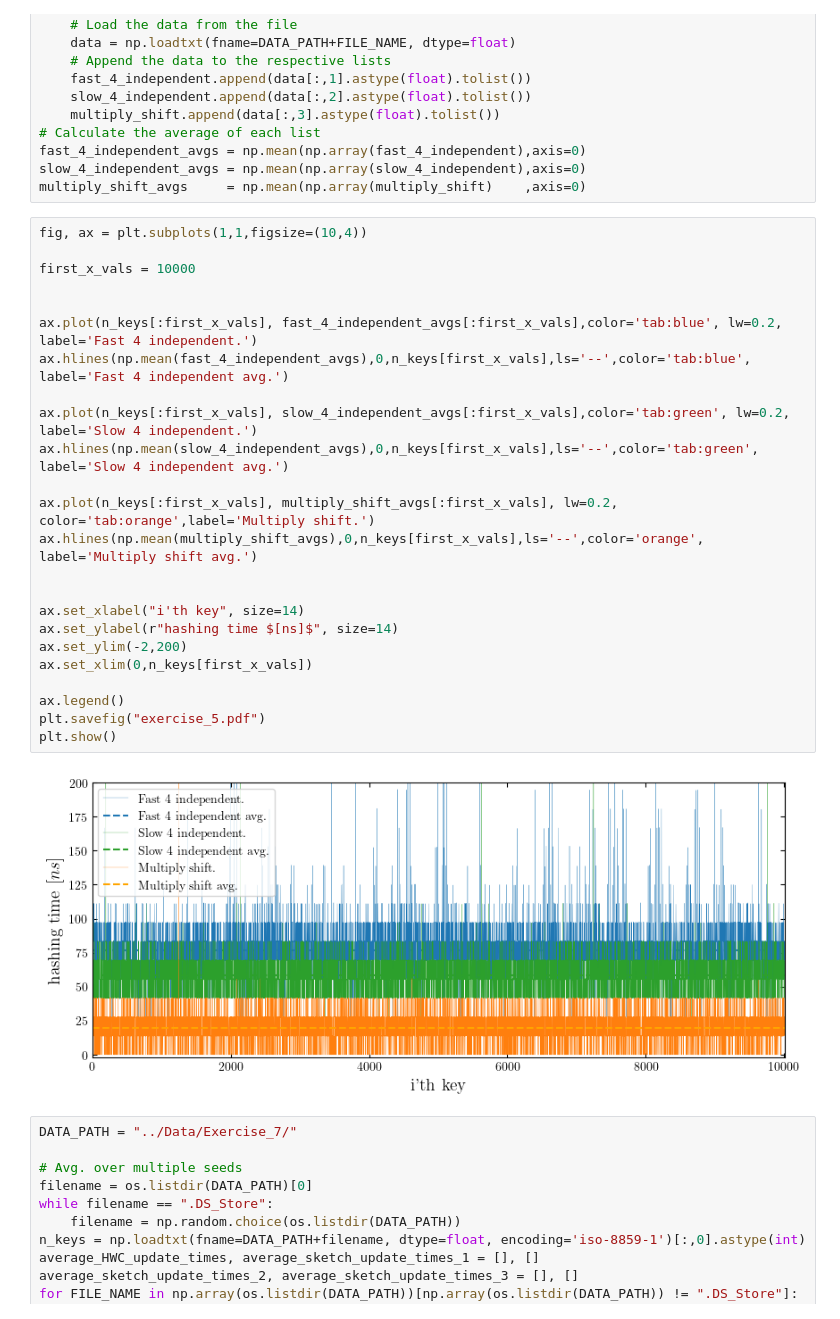
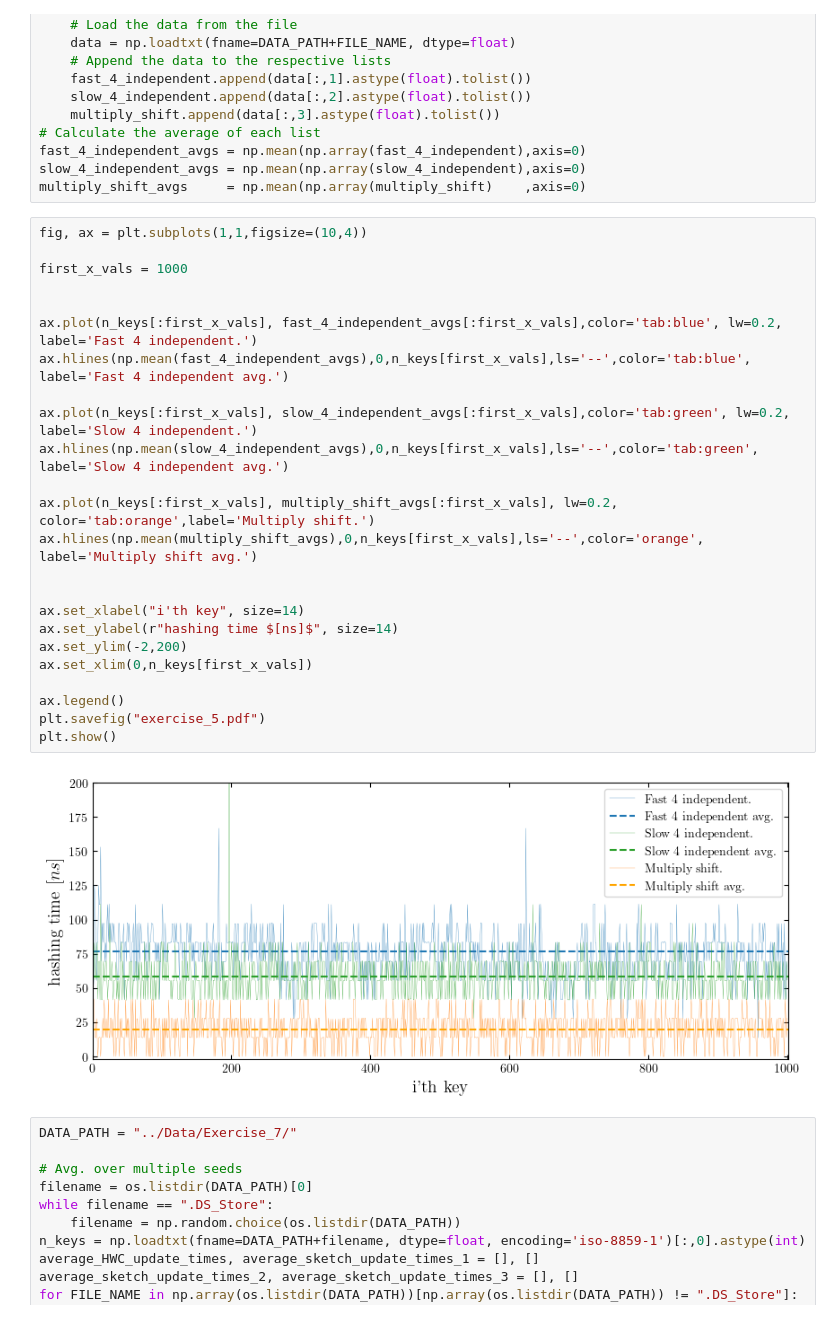
Before and after one commit to seba2390/RandomizedAlgorithms2023, a Jupyter notebook: Project 2/DataVisualization/Plotting.ipynb, the cells around one changed output. Drawn from its saved outputs; the diff is of its cells as text.

```diff
--- a/Project 2/DataVisualization/Plotting.ipynb
+++ b/Project 2/DataVisualization/Plotting.ipynb
@@ -67,29 +67,29 @@ multiply_shift_avgs     = np.mean(np.array(multiply_shift)    ,axis=0)
 # %%
 fig, ax = plt.subplots(1,1,figsize=(10,4))
 
-first_x_vals = 10000
+first_x_vals = 1000
 
 
 ax.plot(n_keys[:first_x_vals], fast_4_independent_avgs[:first_x_vals],color='tab:blue', lw=0.2, label='Fast 4 independent.')
 ax.hlines(np.mean(fast_4_independent_avgs),0,n_keys[first_x_vals],ls='--',color='tab:blue', label='Fast 4 independent avg.')
 
 ax.plot(n_keys[:first_x_vals], slow_4_independent_avgs[:first_x_vals],color='tab:green', lw=0.2, label='Slow 4 independent.')
 ax.hlines(np.mean(slow_4_independent_avgs),0,n_keys[first_x_vals],ls='--',color='tab:green', label='Slow 4 independent avg.')
 
 ax.plot(n_keys[:first_x_vals], multiply_shift_avgs[:first_x_vals], lw=0.2, color='tab:orange',label='Multiply shift.')
 ax.hlines(np.mean(multiply_shift_avgs),0,n_keys[first_x_vals],ls='--',color='orange', label='Multiply shift avg.')
 
 
 ax.set_xlabel("i'th key", size=14)
 ax.set_ylabel(r"hashing time $[ns]$", size=14)
 ax.set_ylim(-2,200)
 ax.set_xlim(0,n_keys[first_x_vals])
 
 ax.legend()
 plt.savefig("exercise_5.pdf")
 plt.show()
 # %% [output]
-[figure, old version]
+[figure, new version]
 # %%
 DATA_PATH = "../Data/Exercise_7/"
 
```
Also changed, not shown: parts of 3 cells of this notebook, 40 other files.
